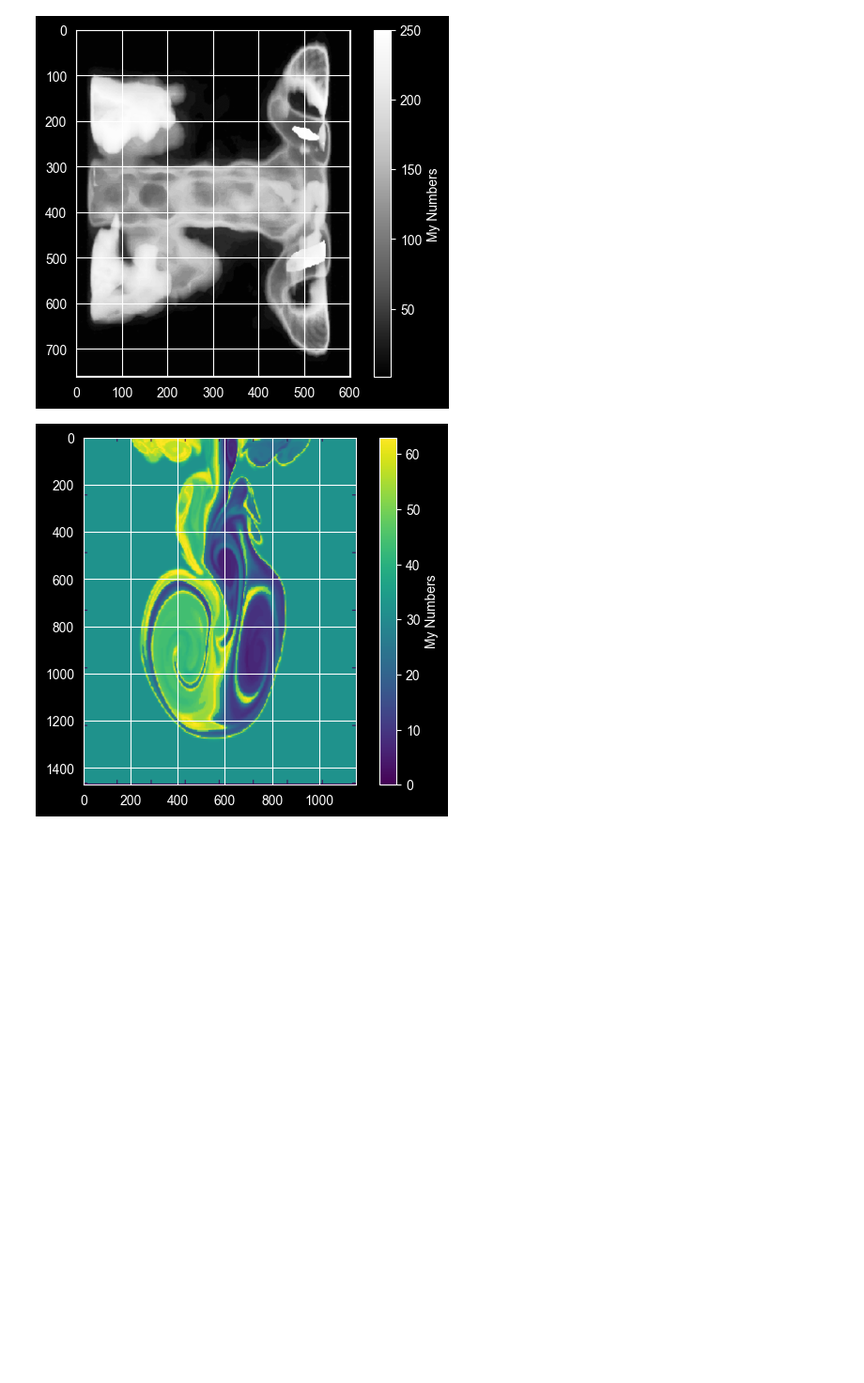
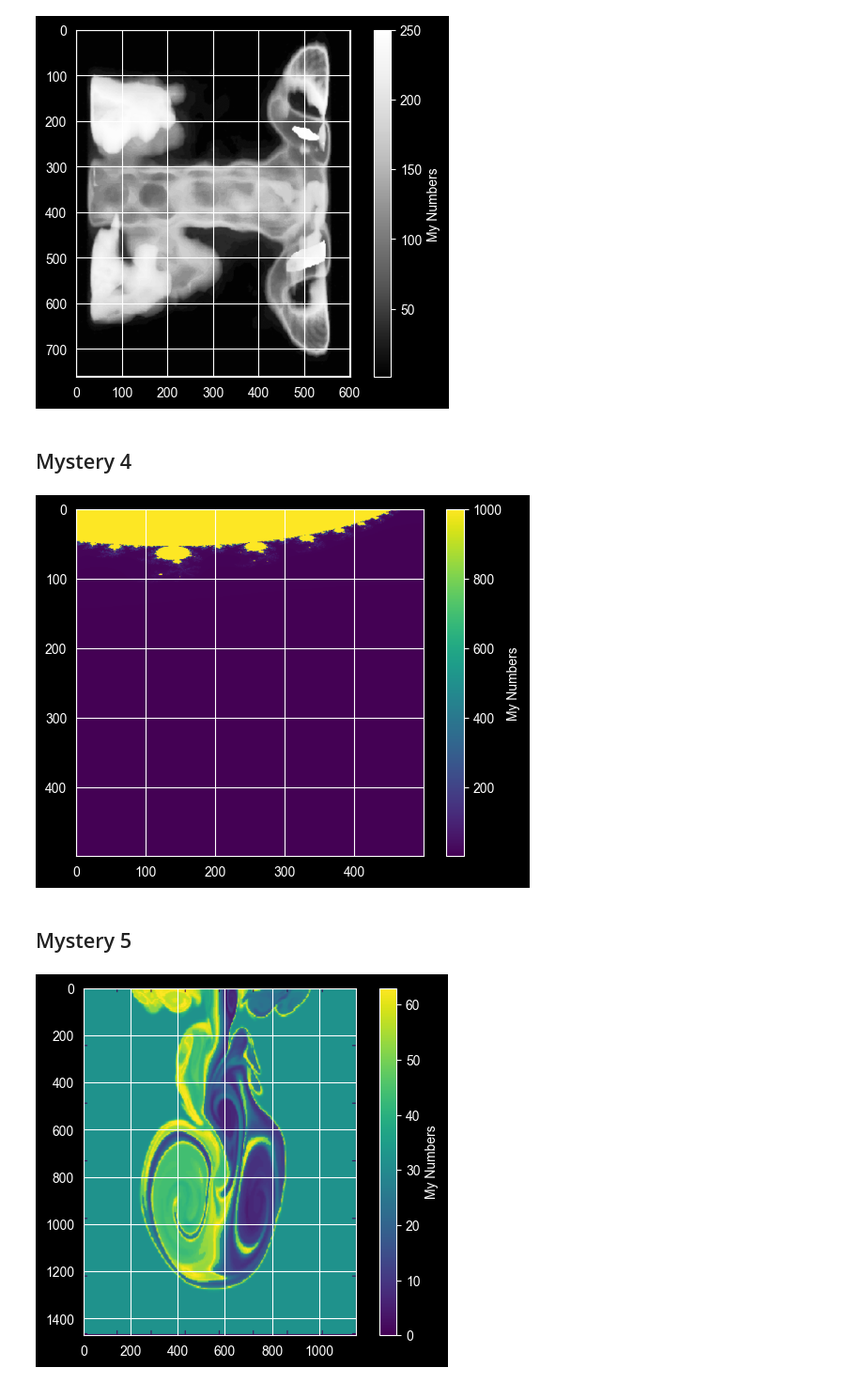
Before and after one commit to H-FARM-students/color-me-project-jngmika, a Jupyter notebook: solution.ipynb, the cells around one changed output. Shown at 94% size. Saved outputs shown, nothing was run; the diff lists cells and outputs as text; code cells hidden in the pictures; blank space fills up the shorter version.

```diff
--- a/solution.ipynb
+++ b/solution.ipynb
@@ -80,4 +45,19 @@ plt.show()
 plt.close()
 # %% [output]
 [figure]
+# %% [markdown]
+## Mystery 4
+# %%
+df4 = np.loadtxt('MysteryData/Mystery4.data', delimiter=',')
+
+plt.imshow(df4, cmap='viridis')
+plt.colorbar(label='My Numbers')
+plt.savefig('colored_data/colored4.png')
+
+plt.show()
+plt.close()
+# %% [output]
+[figure, added]
+# %% [markdown]
+## Mystery 5
 # %%
```
Also changed, not shown: parts of 12 cells of this notebook, 7 other files.
